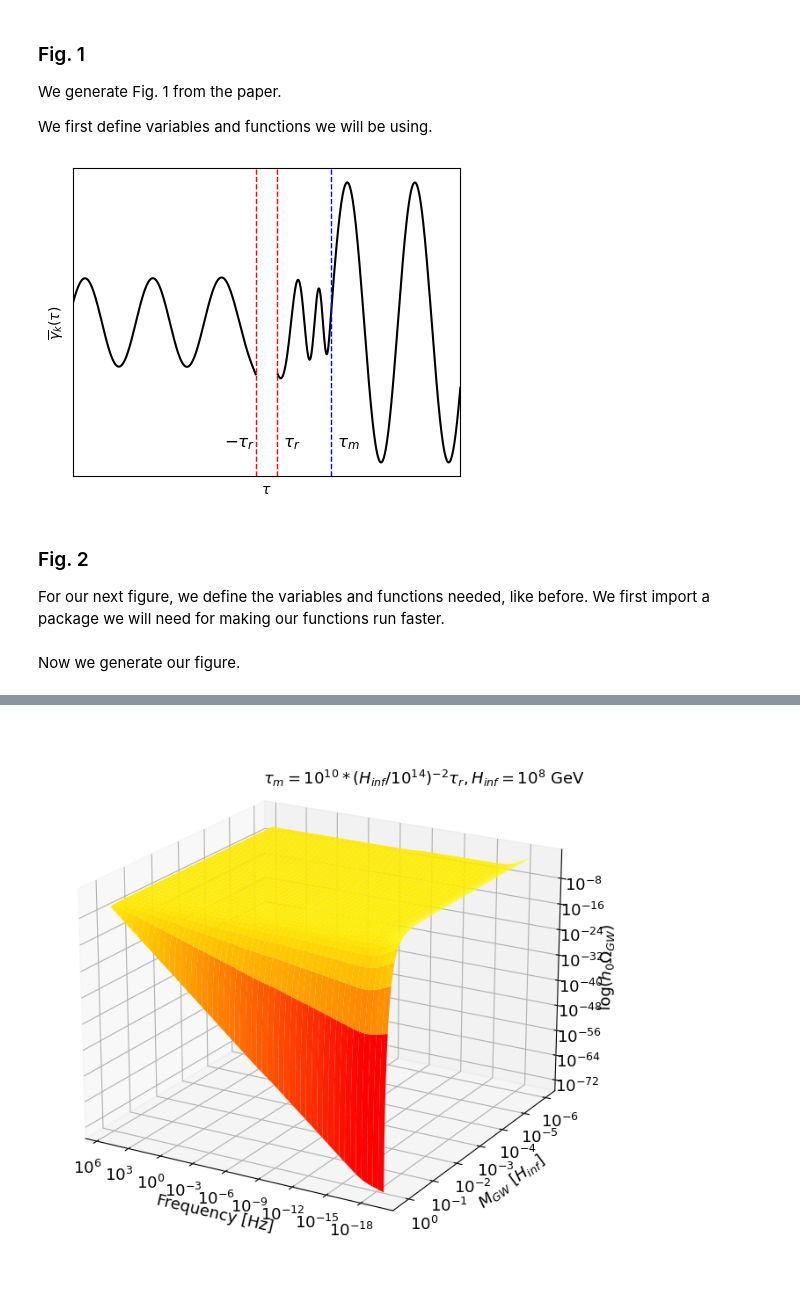
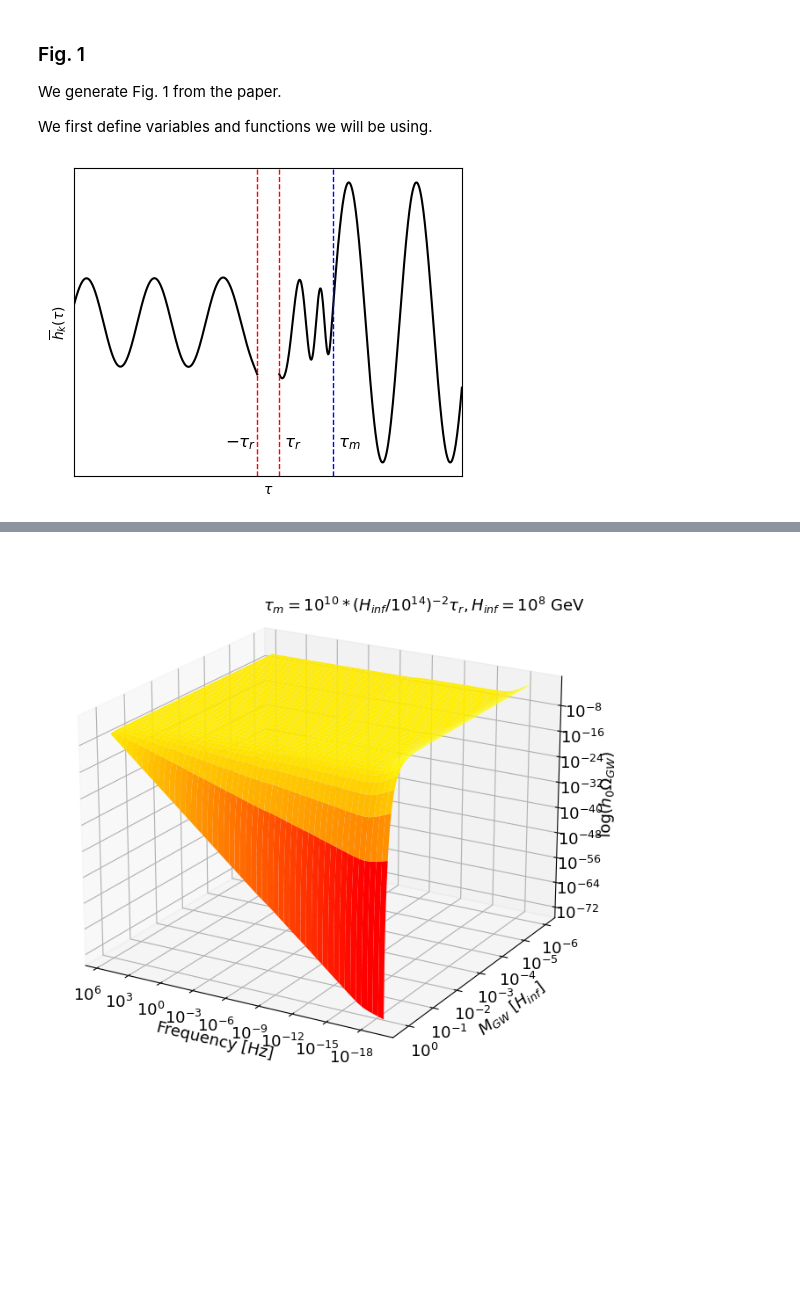
Before and after one commit to ChrisChoi314/constrain_mass_nanograv_15, a Jupyter notebook: analysis.ipynb, the cells around one changed output, grey strips where cells are left out. Saved outputs shown, nothing was run; the diff lists cells and outputs as text; code cells hidden in the pictures; blank space fills up the shorter version.

```diff
--- a/analysis.ipynb
+++ b/analysis.ipynb
@@ -105,36 +105,32 @@ v_prime_0_rest = xxxx
 v_rest, v_prime_rest = odeint(
     M_derivs_homo, [v_0_rest, v_prime_0_rest], tau[N_pos_r:]).T
 
 
 ax1.plot(
     tau[N_pos_r:], v_rest, color="black"
 )
 
 ax1.set_xlabel(r"$\tau$")
 
 ax1.set_xlim(-tau_end, tau_end)
-ax1.set_ylabel(r"$\overline{\gamma}_k(\tau)$")
+ax1.set_ylabel(r"$\overline{h}_k(\tau)$")
 
 
 plt.axvline(x=-tau_r, color='red', linestyle='dashed',
             linewidth=1)
 plt.axvline(x=tau_r, color='red', linestyle='dashed',
             linewidth=1, label=r'$\pm \tau_r$')
 plt.axvline(x=tau_m, color='blue', linestyle='dashed',
             linewidth=1, label=r'$\tau_m$')
 plt.text(-tau_r-3, -2, r'$-\tau_r$',size=12)
 plt.text(tau_r+.5, -2, r'$\tau_r$', size=12)
 plt.text(tau_m+.5, -2, r'$\tau_m$',size=12)
 
 plt.xticks([])
 plt.yticks([])
 
 plt.legend().set_visible(False)
 plt.savefig("figs/fig1.pdf")
 plt.show()
 # %% [output]
-[figure, old version]
+[figure, new version]
-# %% [markdown]
-### Fig. 2
-
-For our next figure, we define the variables and functions needed, like before. We first import a package we will need for making our functions run faster.
@@ -219,2 +136,0 @@ def solve_one(k):
-# %% [markdown]
-Now we generate our figure.
```
Also changed, not shown: parts of 15 cells of this notebook, 13 other files.
